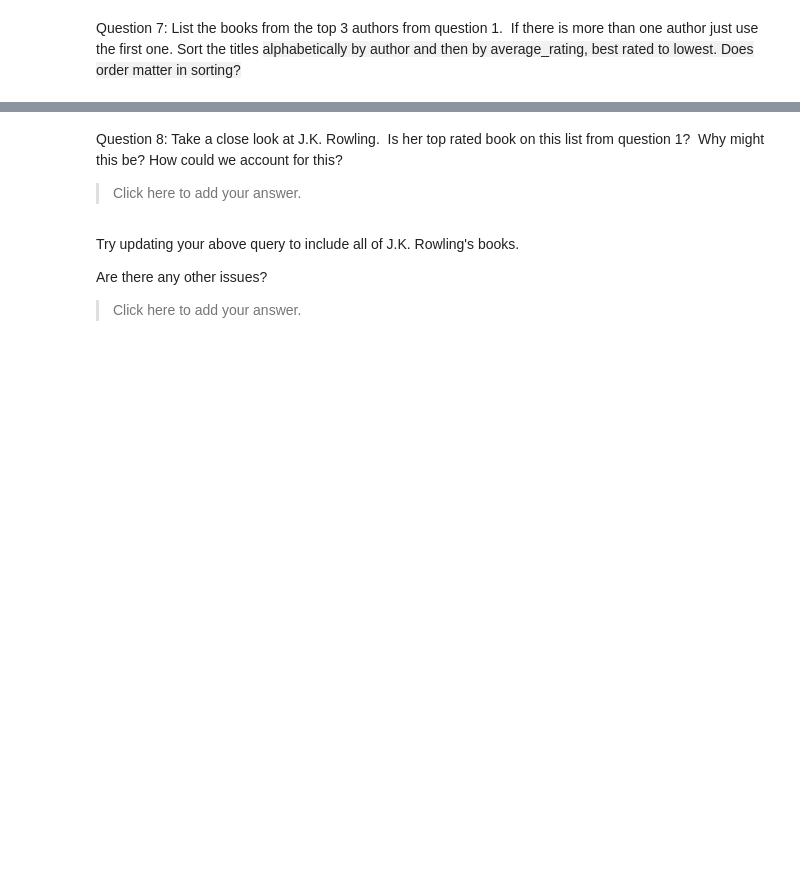
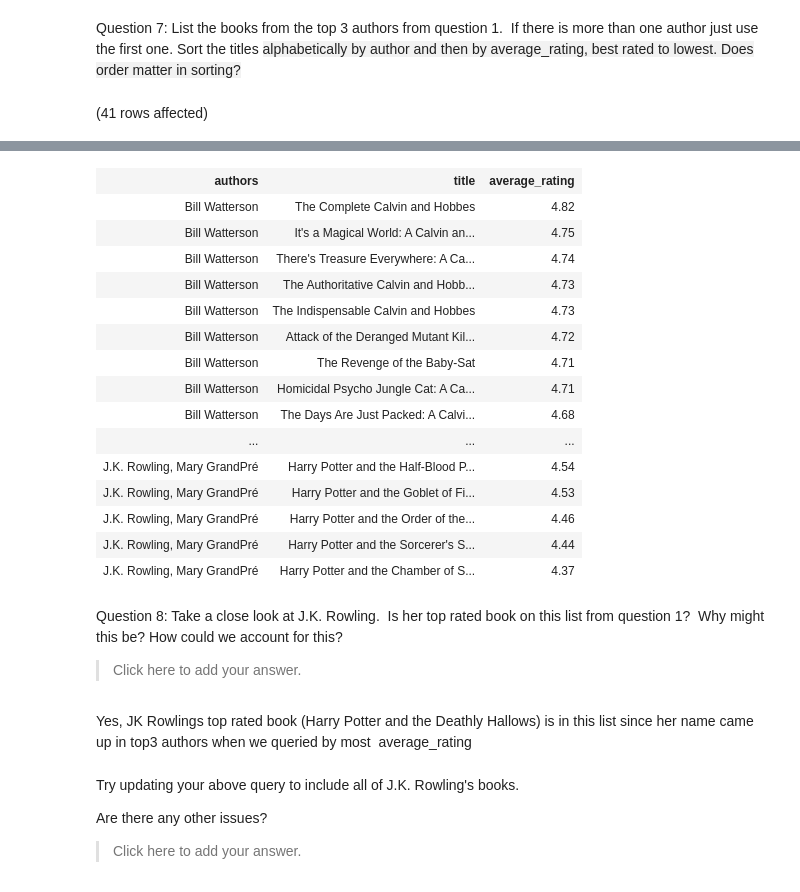
Before and after one commit to vnmjaing/SQL-Part-1-Studio, a Jupyter notebook: SQL-Part-1-Studio.ipynb, the cells around one changed output, grey strips where cells are left out. Cells and saved outputs as stored; diff of their text form; code cells hidden in the pictures; blank space fills up the shorter version.

```diff
--- a/SQL-Part-1-Studio.ipynb
+++ b/SQL-Part-1-Studio.ipynb
@@ -45,0 +110,15 @@ Question 7: List the books from the top 3 authors from question 1.  If there is
+# %%
+-- return all books from the top 3 authors, sort by author and rating
+select authors, title, average_rating
+from BooksDB.dbo.books
+where authors in
+    (select top 3 authors
+    from BooksDB.dbo.books
+    order by average_rating desc
+    )
+order by authors,  average_rating desc
+-- select top 3 authors
+--     from BooksDB.dbo.books
+--     order by average_rating desc
+# %% [output]
+(41 rows affected)
@@ -46,7 +126,25 @@ Question 7: List the books from the top 3 authors from question 1.  If there is
+| authors | title | average_rating |
+| Bill Watterson | The Complete Calvin and Hobbes | 4.82 |
+| Bill Watterson | It's a Magical World: A Calvin an... | 4.75 |
+| Bill Watterson | There's Treasure Everywhere: A Ca... | 4.74 |
+| Bill Watterson | The Authoritative Calvin and Hobb... | 4.73 |
+| Bill Watterson | The Indispensable Calvin and Hobbes | 4.73 |
+| Bill Watterson | Attack of the Deranged Mutant Kil... | 4.72 |
+| Bill Watterson | The Revenge of the Baby-Sat | 4.71 |
+| Bill Watterson | Homicidal Psycho Jungle Cat: A Ca... | 4.71 |
+| Bill Watterson | The Days Are Just Packed: A Calvi... | 4.68 |
+| ... | ... | ... |
+| J.K. Rowling, Mary GrandPré | Harry Potter and the Half-Blood P... | 4.54 |
+| J.K. Rowling, Mary GrandPré | Harry Potter and the Goblet of Fi... | 4.53 |
+| J.K. Rowling, Mary GrandPré | Harry Potter and the Order of the... | 4.46 |
+| J.K. Rowling, Mary GrandPré | Harry Potter and the Sorcerer's S... | 4.44 |
+| J.K. Rowling, Mary GrandPré | Harry Potter and the Chamber of S... | 4.37 |
 # %% [markdown]
 Question 8: Take a close look at J.K. Rowling.  Is her top rated book on this list from question 1?  Why might this be? How could we account for this?
 
 > Click here to add your answer.
+# %% [markdown]
+Yes, JK Rowlings top rated book (Harry Potter and the Deathly Hallows) is in this list since her name came up in top3 authors when we queried by most  average\_rating
 # %% [markdown]
 Try updating your above query to include all of J.K. Rowling's books.
 
```
Also changed, not shown: parts of 19 cells of this notebook.
